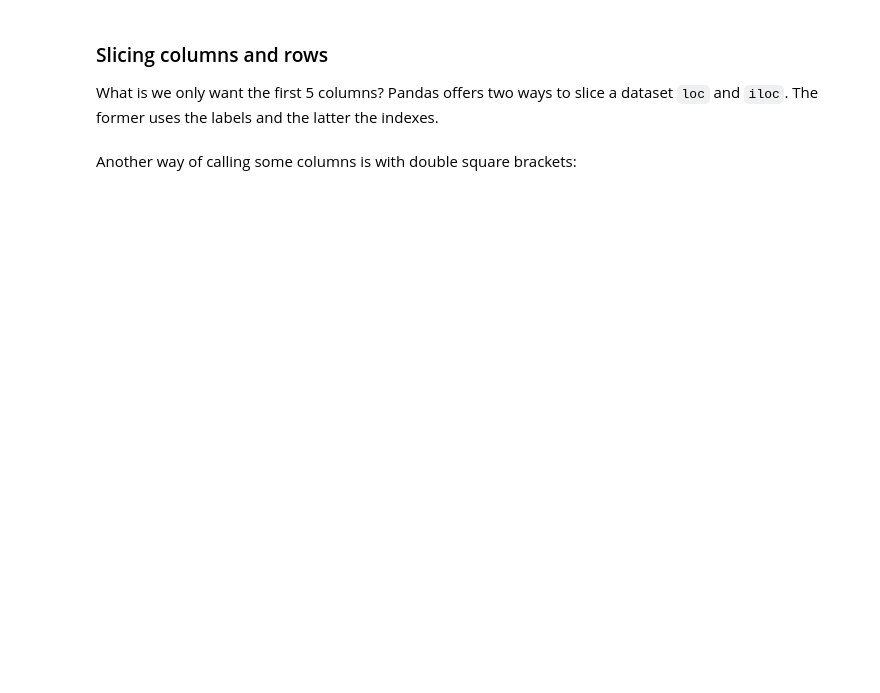
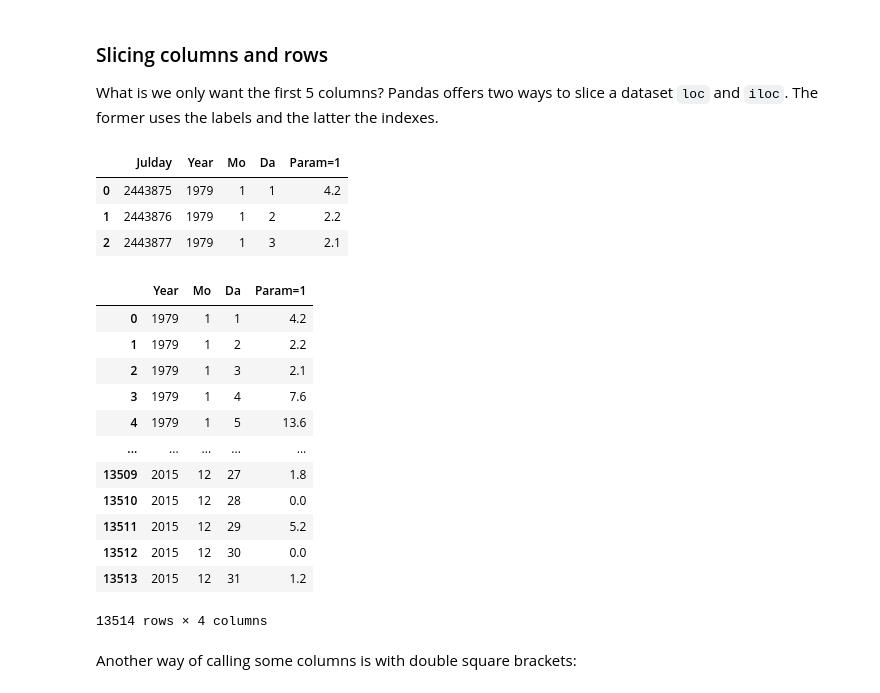
Before and after one commit to LudCano/LFA-python-short-course, a Jupyter notebook: Week2.ipynb, the cells around one changed output. Drawn from its saved outputs; the diff is of its cells as text; code cells hidden in the pictures; blank space fills up the shorter version.

```diff
--- a/Week2.ipynb
+++ b/Week2.ipynb
@@ -178,10 +366,29 @@ df2.columns
 ### Slicing columns and rows
 What is we only want the first 5 columns? Pandas offers two ways to slice a dataset `loc` and `iloc`. The former uses the labels and the latter the indexes.
 # %%
-df2.iloc[:,:5]
+df2.iloc[:3,:5]
+# %% [output]
+|  | Julday | Year | Mo | Da | Param=1 |
+| 0 | 2443875 | 1979 | 1 | 1 | 4.2 |
+| 1 | 2443876 | 1979 | 1 | 2 | 2.2 |
+| 2 | 2443877 | 1979 | 1 | 3 | 2.1 |
 # %%
-df3 = df2.loc[:,['Julday','Year','Mo','Da','Param=1']]
+df3 = df2.loc[:,['Year','Mo','Da','Param=1']]
 df3
+# %% [output]
+|  | Year | Mo | Da | Param=1 |
+| 0 | 1979 | 1 | 1 | 4.2 |
+| 1 | 1979 | 1 | 2 | 2.2 |
+| 2 | 1979 | 1 | 3 | 2.1 |
+| 3 | 1979 | 1 | 4 | 7.6 |
+| 4 | 1979 | 1 | 5 | 13.6 |
+| ... | ... | ... | ... | ... |
+| 13509 | 2015 | 12 | 27 | 1.8 |
+| 13510 | 2015 | 12 | 28 | 0.0 |
+| 13511 | 2015 | 12 | 29 | 5.2 |
+| 13512 | 2015 | 12 | 30 | 0.0 |
+| 13513 | 2015 | 12 | 31 | 1.2 |
+13514 rows × 4 columns
 # %% [markdown]
 Another way of calling some columns is with double square brackets:
 # %%
```
Also changed, not shown: parts of 29 cells of this notebook, 1 other file.
